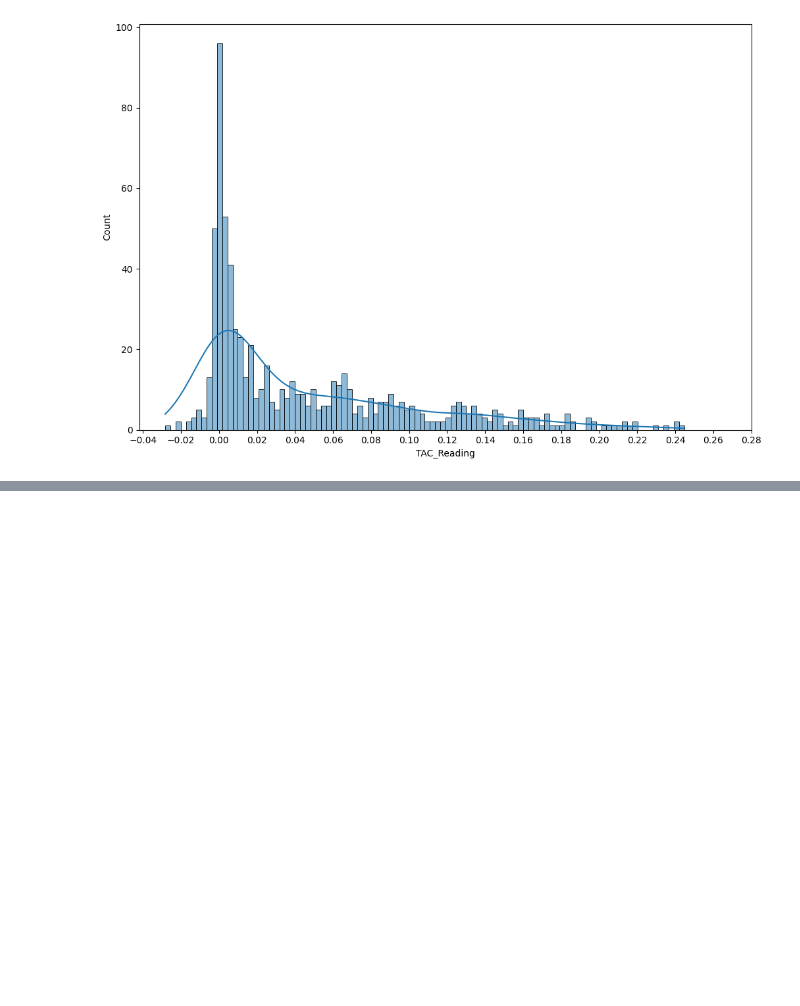
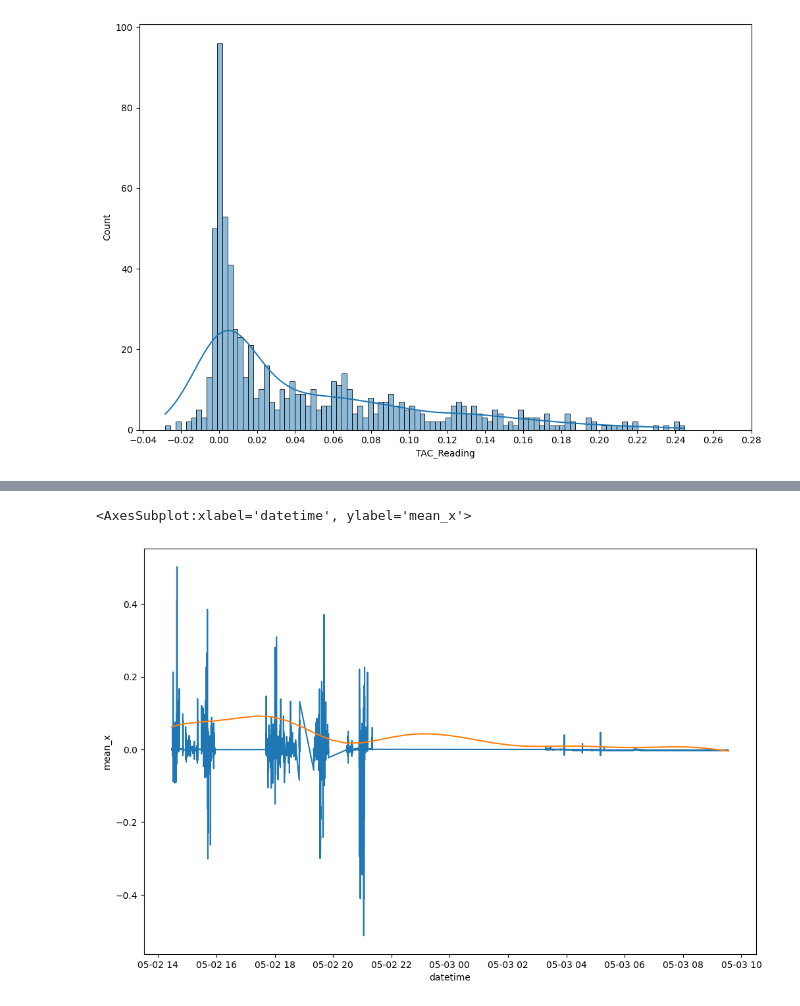
Before and after one commit to matheuscamposmt/heavy_drinks, a Jupyter notebook: notebook.ipynb, the cells around one changed output, grey strips where cells are left out. Saved outputs shown, nothing was run; the diff lists cells and outputs as text; code cells hidden in the pictures; blank space fills up the shorter version.

Commit message:
add resample and interpolation on the data

```diff
--- a/notebook.ipynb
+++ b/notebook.ipynb
@@ -176,0 +149,3 @@ ValueError: Invalid fill method. Expecting pad (ffill) or backfill (bfill). Got
+# %%
+acc_2s = resample_per_pid_concat(acc)
+acc_2s
@@ -176,0 +167,12 @@ ValueError: Invalid fill method. Expecting pad (ffill) or backfill (bfill). Got
+# %%
+def interpolate_tac(tac, interval='2s'):
+    return tac.set_index('datetime').resample(interval).mean().interpolate(method='time')
+
+def interpolate_tac_per_pid(tac, interval='2s'):
+    return {pid: interpolate_tac(tac.loc[tac.pid == pid], interval) for pid in tac['pid'].unique()}
+
+def interpolate_tac_per_pid_concat(tac, interval='2s'):
+    return pd.concat(interpolate_tac_per_pid(tac, interval))
+# %%
+tac_2s = interpolate_tac_per_pid_concat(tac, interval='2s')
+tac_2s
@@ -176,0 +194,4 @@ ValueError: Invalid fill method. Expecting pad (ffill) or backfill (bfill). Got
+# %%
+# join the two dataframes
+acc_tac = acc_2s.join(tac_2s, how='inner') # inner because we want to keep only the rows where both dataframes have data
+acc_tac
@@ -176,0 +213,7 @@ ValueError: Invalid fill method. Expecting pad (ffill) or backfill (bfill). Got
+# %%
+plt.figure(figsize=(12, 8))
+sns.lineplot(data=acc_tac.loc['PC6771'][['mean_x']].reset_index(), x='datetime', y='mean_x')
+sns.lineplot(data=acc_tac.loc['PC6771'][['TAC_Reading']].reset_index(), x='datetime', y='TAC_Reading')
+# %% [output]
+<AxesSubplot:xlabel='datetime', ylabel='mean_x'>
+[figure, added]
```
Also changed, not shown: parts of 24 cells of this notebook.
